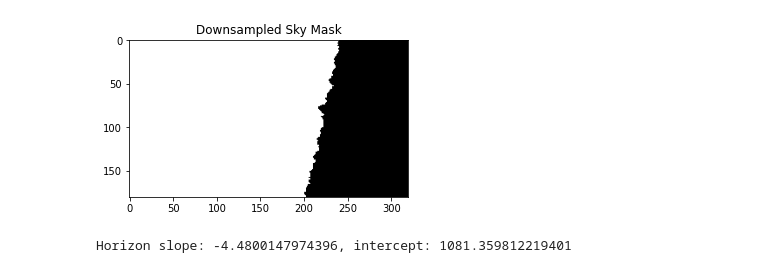
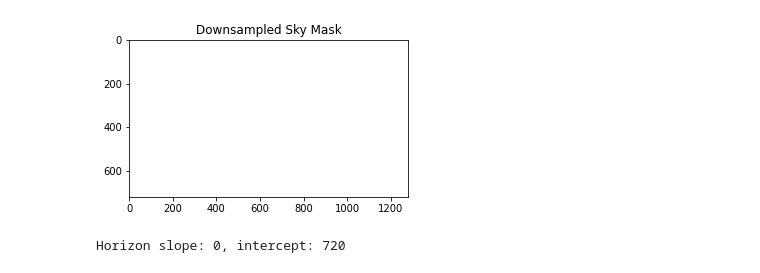
Before and after one commit to robertej19/aiguess, a Jupyter notebook: image_processing/detection_playground.ipynb, the cells around one changed output. Saved outputs shown, nothing was run; the diff lists cells and outputs as text; code cells hidden in the pictures.

```diff
--- a/image_processing/detection_playground.ipynb
+++ b/image_processing/detection_playground.ipynb
@@ -40,6 +21,9 @@ show_bgr(raw_frame,w=14)
 # %%
 # Cell [3]: Sky Detection
 
-sky_mask = detect_sky(raw_frame)  # user-defined function
+#apply gaussian blur to the raw frame before passing to sky detector
+blurred_frame = cv2.GaussianBlur(raw_frame, (125, 125), 125)
+show_bgr(blurred_frame,w=14)
+sky_mask = detect_sky(blurred_frame)  # user-defined function
 show_bgr(sky_mask,w=14, title="Sky Mask")
 # %% [output]
@@ -47,7 +32,7 @@ show_bgr(sky_mask,w=14, title="Sky Mask")
 # %%
 # Cell [4]: Downsample & Estimate Horizon
 
-scale_factor = 4
+scale_factor = 1
 downsampled_sky_mask = downsampler(sky_mask, scale_factor=scale_factor)
 
 # Estimate slope & intercept of the horizon
@@ -55,9 +40,12 @@ horizon_result = estimate_horizon_line_by_edges(downsampled_sky_mask)
 
 if horizon_result is None:
     # Fallback if horizon detection fails
-    slope, intercept = 0, downsampled_sky_mask.shape[0] / 2
+    print("Warning: Horizon detection failed. Using default horizon.")
+    slope, intercept = 0, downsampled_sky_mask.shape[0]
+    horizon_search_offset = 1
 else:
     slope, intercept = horizon_result
+    horizon_search_offset = 50
 
 show_bgr(downsampled_sky_mask, title="Downsampled Sky Mask")
 print(f"Horizon slope: {slope}, intercept: {intercept}")
@@ -65,5 +54,5 @@ print(f"Horizon slope: {slope}, intercept: {intercept}")
-[figure, old version]
+[figure, new version]
-Horizon slope: -4.4800147974396, intercept: 1081.359812219401
+Horizon slope: 0, intercept: 720
 # %%
 # Cell [5]: Draw Horizon on Downsampled
 
```
Also changed, not shown: parts of 9 cells of this notebook, 4 other files.
